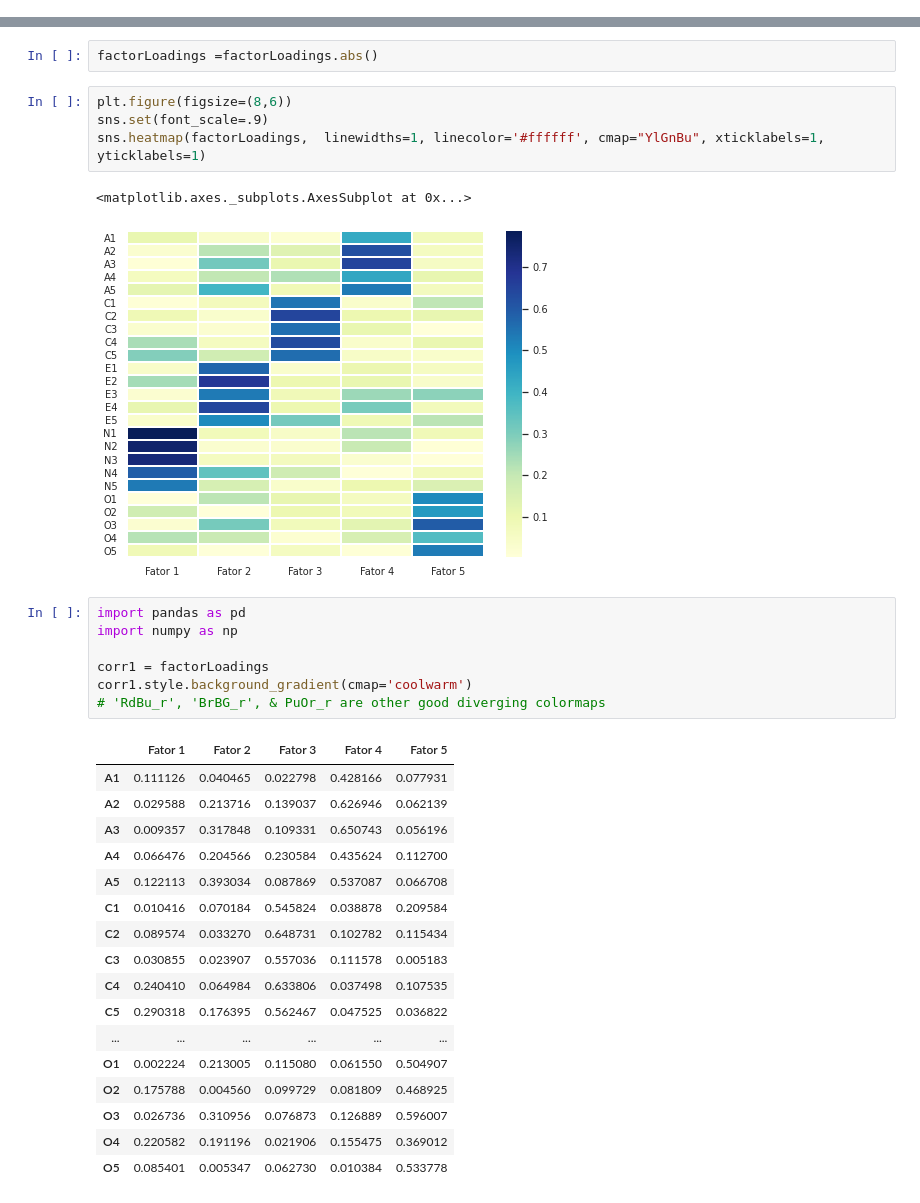
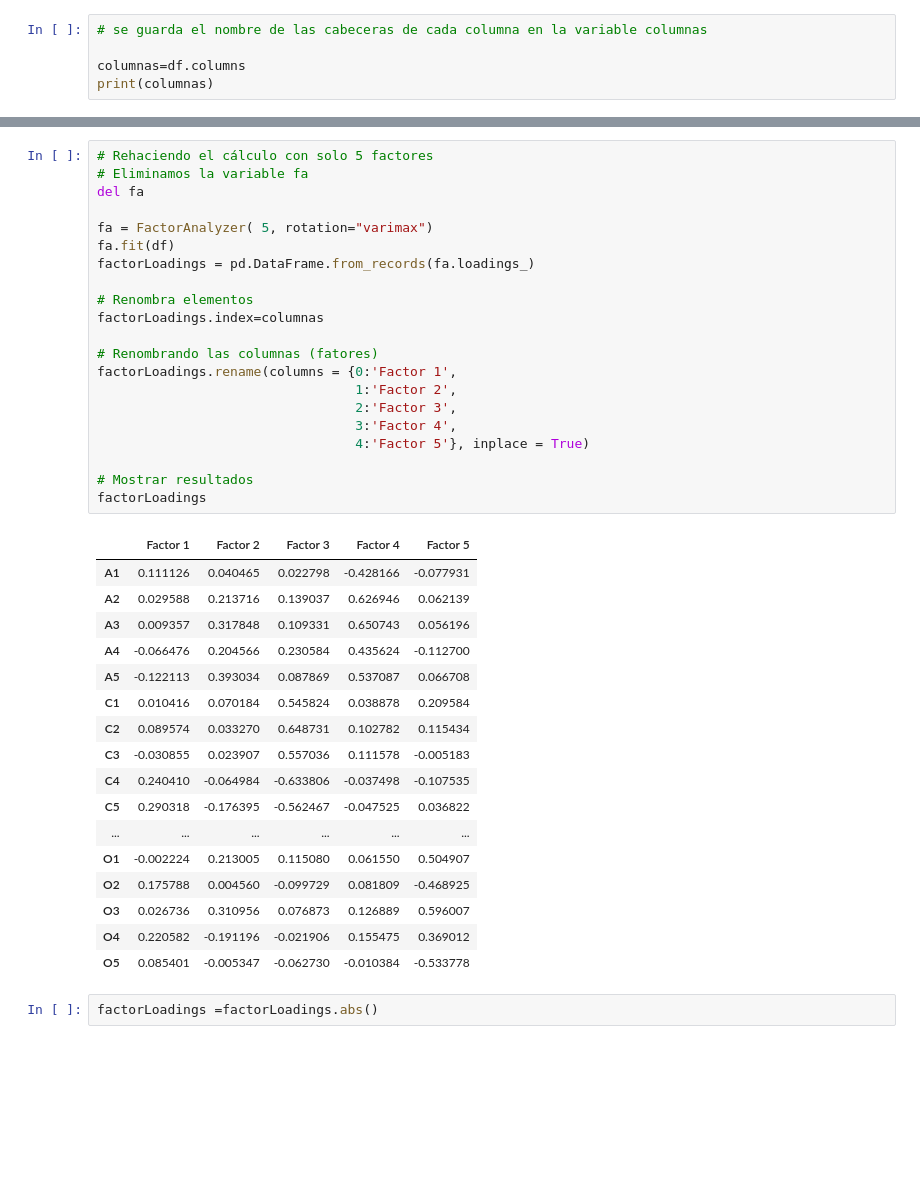
Before and after one commit to rdiazg14/STATS, a Jupyter notebook: ANALISIS_FACTORIAL_TEST_EVALUACION_PERSONALIDAD.ipynb, the cells around one changed output, grey strips where cells are left out. Saved outputs shown, nothing was run; the diff lists cells and outputs as text; blank space fills up the shorter version.

```diff
--- a/ANALISIS_FACTORIAL_TEST_EVALUACION_PERSONALIDAD.ipynb
+++ b/ANALISIS_FACTORIAL_TEST_EVALUACION_PERSONALIDAD.ipynb
@@ -606,0 +137,5 @@ factorLoadings
+# %%
+# se guarda el nombre de las cabeceras de cada columna en la variable columnas
+
+columnas=df.columns
+print(columnas)
@@ -607,34 +330,41 @@ factorLoadings
+# %%
+# Rehaciendo el cálculo con solo 5 factores
+# Eliminamos la variable fa
+del fa
+
+fa = FactorAnalyzer( 5, rotation="varimax")
+fa.fit(df)
+factorLoadings = pd.DataFrame.from_records(fa.loadings_)
+
+# Renombra elementos
+factorLoadings.index=columnas
+
+# Renombrando las columnas (fatores)
+factorLoadings.rename(columns = {0:'Factor 1',
+                                 1:'Factor 2',
+                                 2:'Factor 3',
+                                 3:'Factor 4',
+                                 4:'Factor 5'}, inplace = True)
+
+# Mostrar resultados
+factorLoadings
+# %% [output]
+|  | Factor 1 | Factor 2 | Factor 3 | Factor 4 | Factor 5 |
+| A1 | 0.111126 | 0.040465 | 0.022798 | -0.428166 | -0.077931 |
+| A2 | 0.029588 | 0.213716 | 0.139037 | 0.626946 | 0.062139 |
+| A3 | 0.009357 | 0.317848 | 0.109331 | 0.650743 | 0.056196 |
+| A4 | -0.066476 | 0.204566 | 0.230584 | 0.435624 | -0.112700 |
+| A5 | -0.122113 | 0.393034 | 0.087869 | 0.537087 | 0.066708 |
+| C1 | 0.010416 | 0.070184 | 0.545824 | 0.038878 | 0.209584 |
+| C2 | 0.089574 | 0.033270 | 0.648731 | 0.102782 | 0.115434 |
+| C3 | -0.030855 | 0.023907 | 0.557036 | 0.111578 | -0.005183 |
+| C4 | 0.240410 | -0.064984 | -0.633806 | -0.037498 | -0.107535 |
+| C5 | 0.290318 | -0.176395 | -0.562467 | -0.047525 | 0.036822 |
+| ... | ... | ... | ... | ... | ... |
+| O1 | -0.002224 | 0.213005 | 0.115080 | 0.061550 | 0.504907 |
+| O2 | 0.175788 | 0.004560 | -0.099729 | 0.081809 | -0.468925 |
+| O3 | 0.026736 | 0.310956 | 0.076873 | 0.126889 | 0.596007 |
+| O4 | 0.220582 | -0.191196 | -0.021906 | 0.155475 | 0.369012 |
+| O5 | 0.085401 | -0.005347 | -0.062730 | -0.010384 | -0.533778 |
 # %%
 factorLoadings =factorLoadings.abs()
-# %%
-plt.figure(figsize=(8,6))
-sns.set(font_scale=.9)
-sns.heatmap(factorLoadings,  linewidths=1, linecolor='#ffffff', cmap="YlGnBu", xticklabels=1, yticklabels=1)
-# %% [output]
-<matplotlib.axes._subplots.AxesSubplot at 0x...>
-[figure, removed]
-# %%
-import pandas as pd
-import numpy as np
-
-corr1 = factorLoadings
-corr1.style.background_gradient(cmap='coolwarm')
-# 'RdBu_r', 'BrBG_r', & PuOr_r are other good diverging colormaps
-# %% [output]
-|  | Fator 1 | Fator 2 | Fator 3 | Fator 4 | Fator 5 |
-| A1 | 0.111126 | 0.040465 | 0.022798 | 0.428166 | 0.077931 |
-| A2 | 0.029588 | 0.213716 | 0.139037 | 0.626946 | 0.062139 |
-| A3 | 0.009357 | 0.317848 | 0.109331 | 0.650743 | 0.056196 |
-| A4 | 0.066476 | 0.204566 | 0.230584 | 0.435624 | 0.112700 |
-| A5 | 0.122113 | 0.393034 | 0.087869 | 0.537087 | 0.066708 |
-| C1 | 0.010416 | 0.070184 | 0.545824 | 0.038878 | 0.209584 |
-| C2 | 0.089574 | 0.033270 | 0.648731 | 0.102782 | 0.115434 |
-| C3 | 0.030855 | 0.023907 | 0.557036 | 0.111578 | 0.005183 |
-| C4 | 0.240410 | 0.064984 | 0.633806 | 0.037498 | 0.107535 |
-| C5 | 0.290318 | 0.176395 | 0.562467 | 0.047525 | 0.036822 |
-| ... | ... | ... | ... | ... | ... |
-| O1 | 0.002224 | 0.213005 | 0.115080 | 0.061550 | 0.504907 |
-| O2 | 0.175788 | 0.004560 | 0.099729 | 0.081809 | 0.468925 |
-| O3 | 0.026736 | 0.310956 | 0.076873 | 0.126889 | 0.596007 |
-| O4 | 0.220582 | 0.191196 | 0.021906 | 0.155475 | 0.369012 |
-| O5 | 0.085401 | 0.005347 | 0.062730 | 0.010384 | 0.533778 |
```
Also changed, not shown: parts of 81 cells of this notebook.
